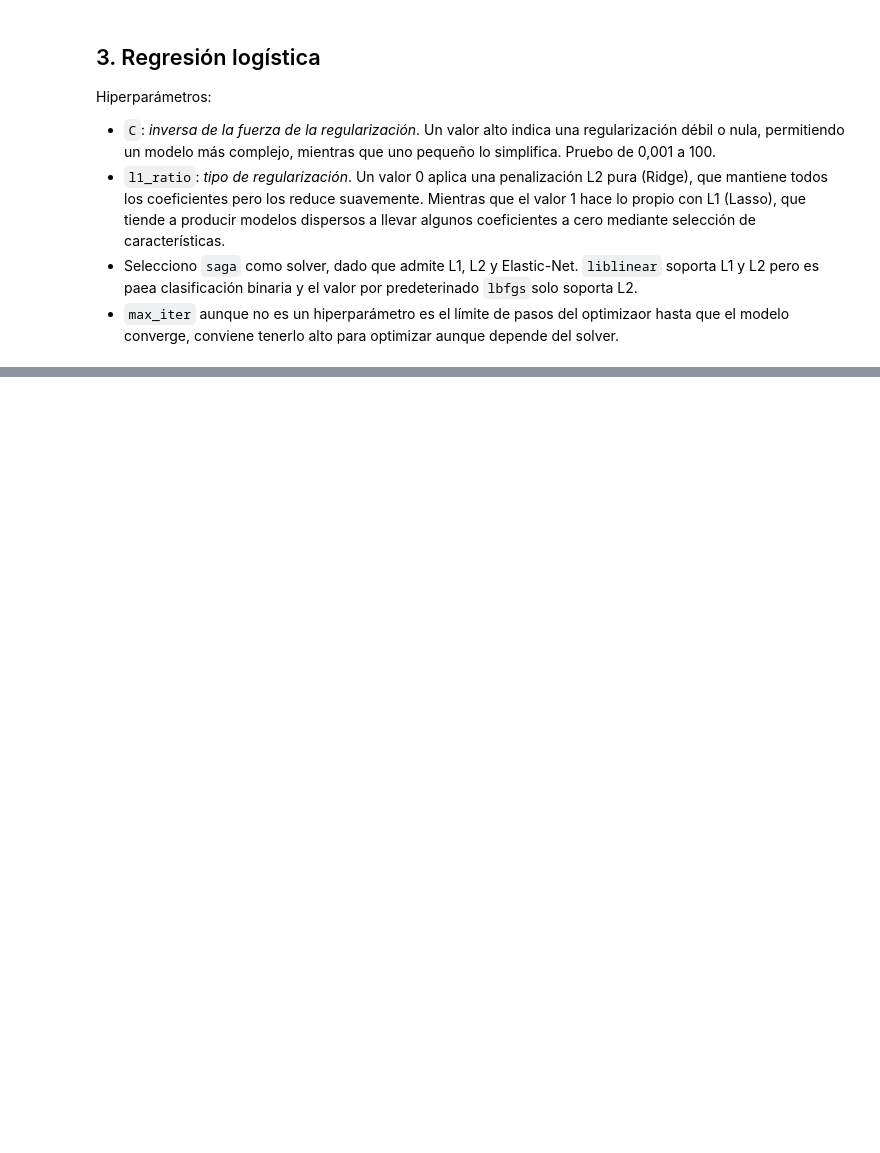
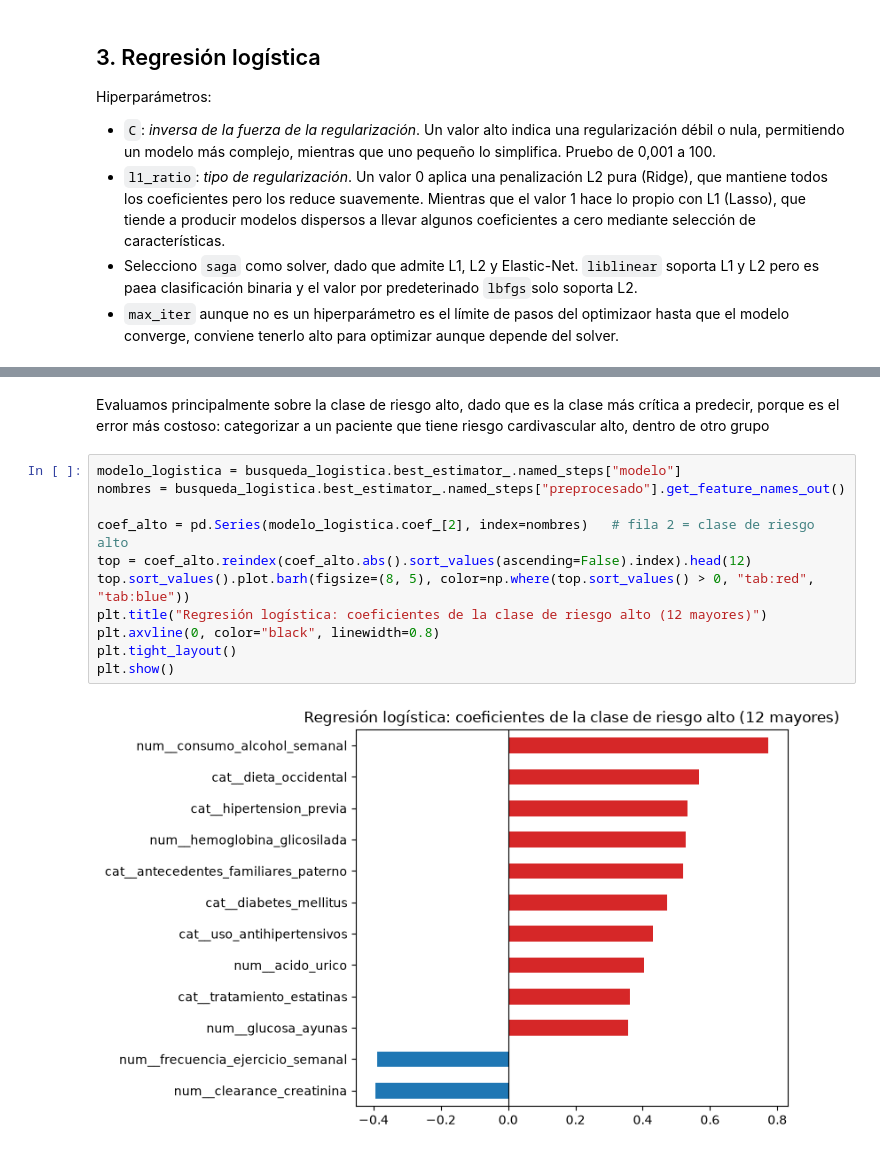
Before and after one commit to enzocastrozn/machine_learning, a Jupyter notebook: src/modelos_pablo.ipynb, the cells around one changed output, grey strips where cells are left out. Drawn from its saved outputs; the diff is of its cells as text; blank space fills up the shorter version.

```diff
--- a/src/modelos_pablo.ipynb
+++ b/src/modelos_pablo.ipynb
@@ -172,0 +261,15 @@ Mejores parámetros: {'modelo__C': 0.1, 'modelo__l1_ratio': 0}
+# %% [markdown]
+Evaluamos principalmente sobre la clase de riesgo alto, dado que es la clase más crítica a predecir, porque es el error más costoso: categorizar a un paciente que tiene riesgo cardivascular alto, dentro de otro grupo
+# %%
+modelo_logistica = busqueda_logistica.best_estimator_.named_steps["modelo"]
+nombres = busqueda_logistica.best_estimator_.named_steps["preprocesado"].get_feature_names_out()
+
+coef_alto = pd.Series(modelo_logistica.coef_[2], index=nombres)   # fila 2 = clase de riesgo alto
+top = coef_alto.reindex(coef_alto.abs().sort_values(ascending=False).index).head(12)
+top.sort_values().plot.barh(figsize=(8, 5), color=np.where(top.sort_values() > 0, "tab:red", "tab:blue"))
+plt.title("Regresión logística: coeficientes de la clase de riesgo alto (12 mayores)")
+plt.axvline(0, color="black", linewidth=0.8)
+plt.tight_layout()
+plt.show()
+# %% [output]
+[figure, added]
```
Also changed, not shown: parts of 38 cells of this notebook.
